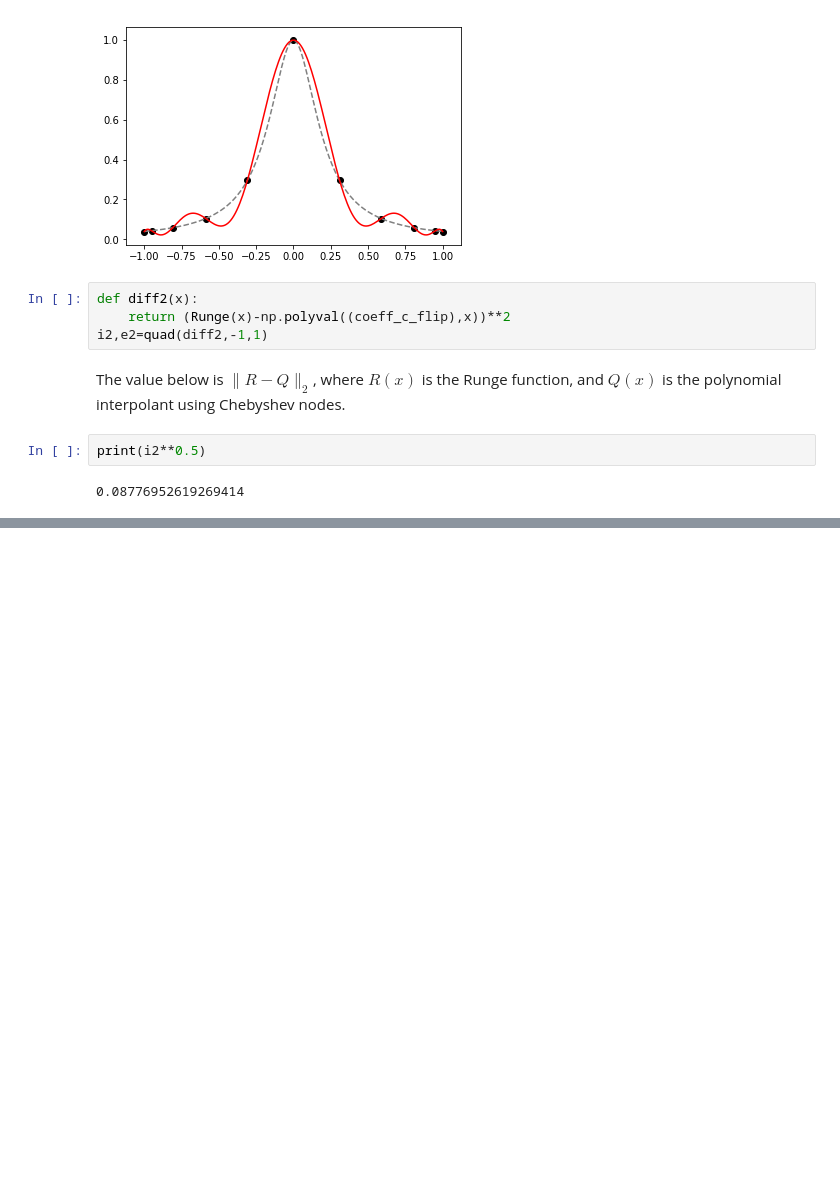
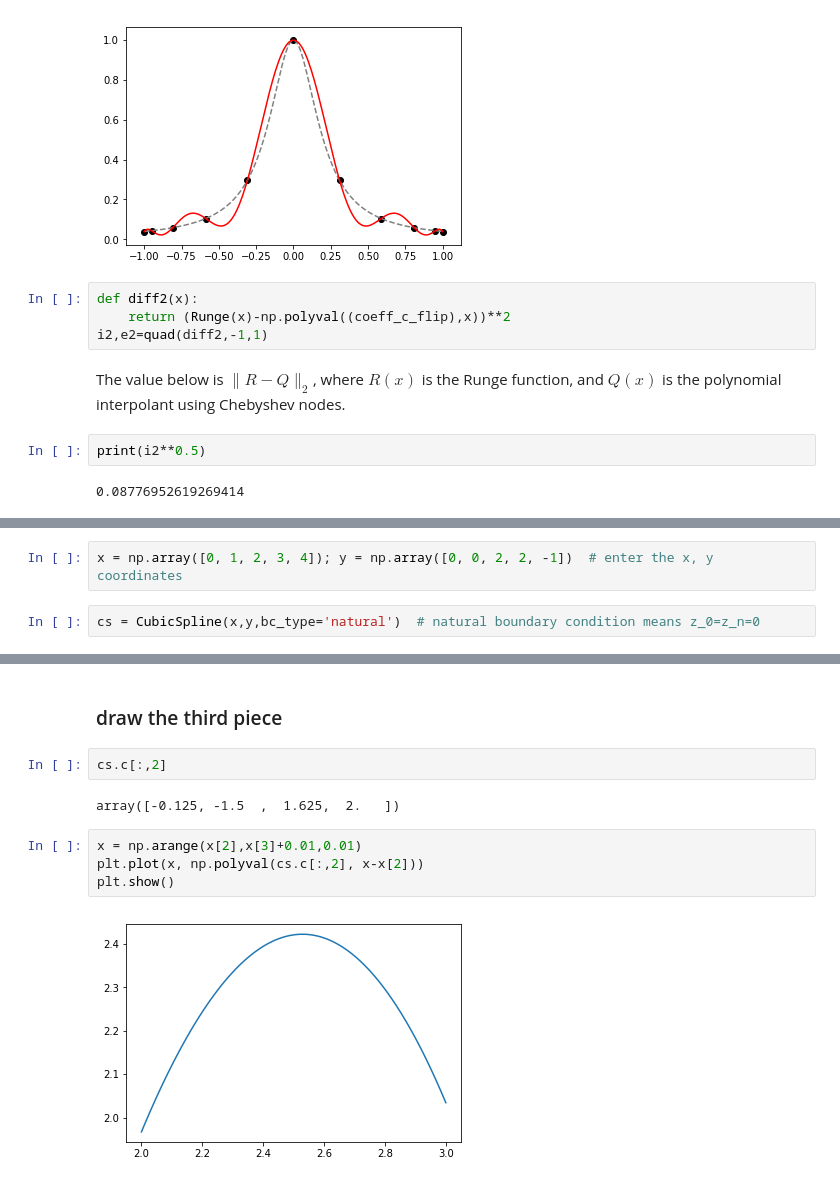
Before and after one commit to Numerical-Analysis/Spr2020Math377, a Jupyter notebook: nbs/PolyInterp.ipynb, the cells around one changed output, grey strips where cells are left out. Saved outputs shown, nothing was run; the diff lists cells and outputs as text; blank space fills up the shorter version.

```diff
--- a/nbs/PolyInterp.ipynb
+++ b/nbs/PolyInterp.ipynb
@@ -136,0 +143,4 @@ print(i2**0.5)
+# %%
+x = np.array([0, 1, 2, 3, 4]); y = np.array([0, 0, 2, 2, -1])  # enter the x, y coordinates
+# %%
+cs = CubicSpline(x,y,bc_type='natural')  # natural boundary condition means z_0=z_n=0
@@ -136,0 +162,12 @@ print(i2**0.5)
+# %% [markdown]
+### draw the third piece
+# %%
+cs.c[:,2]
+# %% [output]
+array([-0.125, -1.5  ,  1.625,  2.   ])
+# %%
+x = np.arange(x[2],x[3]+0.01,0.01)
+plt.plot(x, np.polyval(cs.c[:,2], x-x[2]))
+plt.show()
+# %% [output]
+[figure, added]
```
Also changed, not shown: parts of 7 cells of this notebook.
